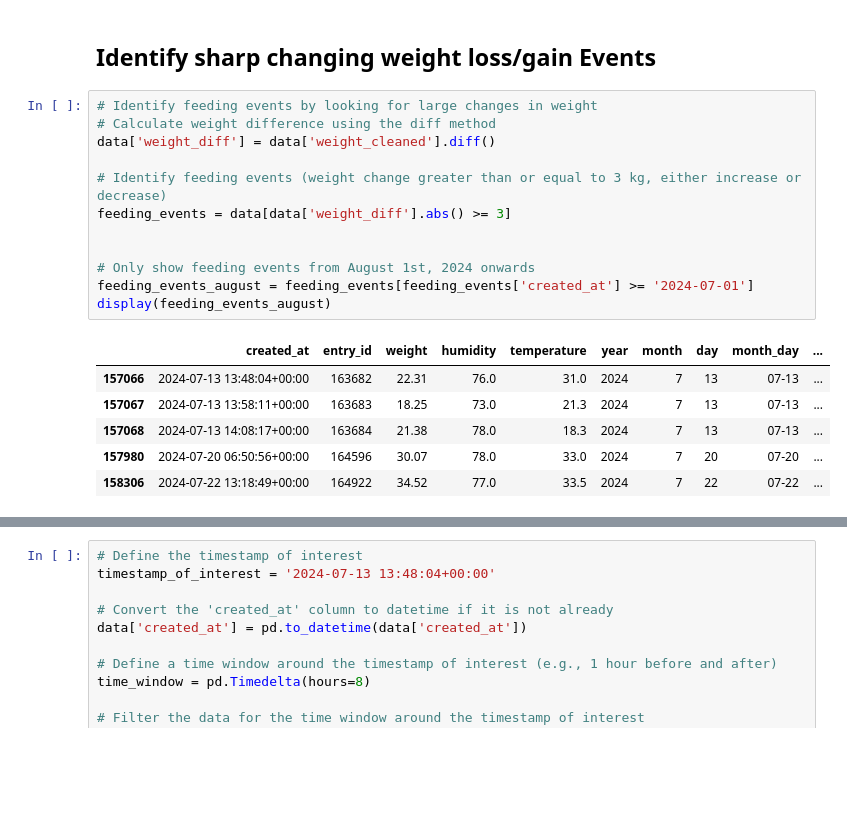
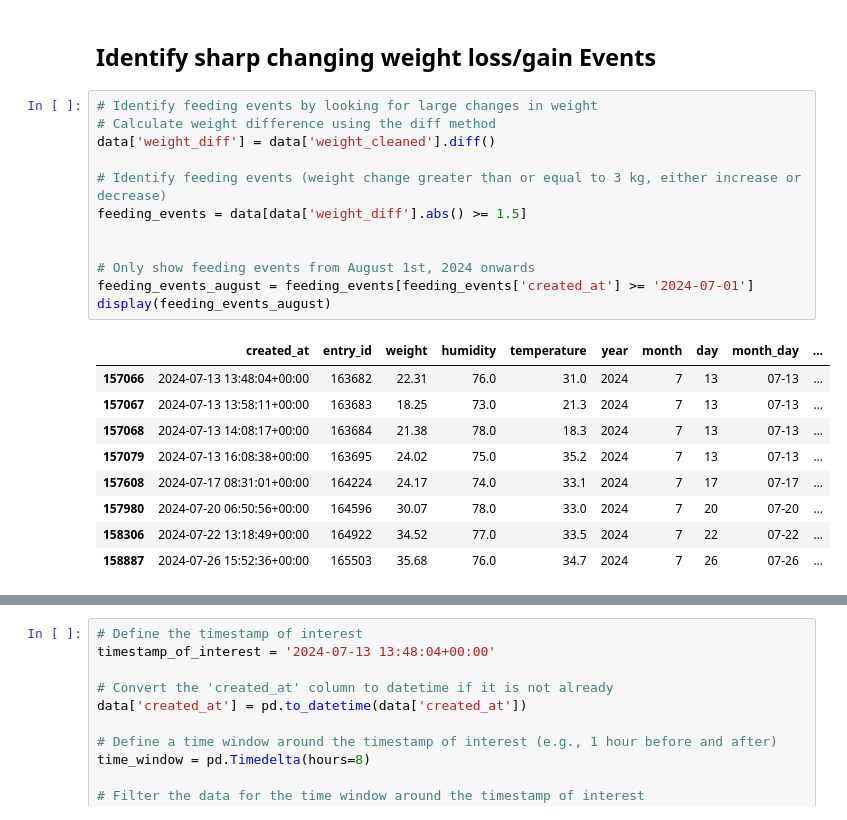
Before and after one commit to timbolo6/streamlit_bee_dasbhoard, a Jupyter notebook: find_events_from_weight_sensor.ipynb, the cells around one changed output, grey strips where cells are left out. Saved outputs shown, nothing was run; the diff lists cells and outputs as text; blank space fills up the shorter version.

```diff
--- a/find_events_from_weight_sensor.ipynb
+++ b/find_events_from_weight_sensor.ipynb
@@ -43,20 +43,23 @@ dtype: object
 # %%
 # Identify feeding events by looking for large changes in weight
 # Calculate weight difference using the diff method
 data['weight_diff'] = data['weight_cleaned'].diff()
 
 # Identify feeding events (weight change greater than or equal to 3 kg, either increase or decrease)
-feeding_events = data[data['weight_diff'].abs() >= 3]
+feeding_events = data[data['weight_diff'].abs() >= 1.5]
 
 
 # Only show feeding events from August 1st, 2024 onwards
 feeding_events_august = feeding_events[feeding_events['created_at'] >= '2024-07-01']
 display(feeding_events_august)
 # %% [output]
 |  | created_at | entry_id | weight | humidity | temperature | year | month | day | month_day | ... |
 | 157066 | 2024-07-13 13:48:04+00:00 | 163682 | 22.31 | 76.0 | 31.0 | 2024 | 7 | 13 | 07-13 | ... |
 | 157067 | 2024-07-13 13:58:11+00:00 | 163683 | 18.25 | 73.0 | 21.3 | 2024 | 7 | 13 | 07-13 | ... |
 | 157068 | 2024-07-13 14:08:17+00:00 | 163684 | 21.38 | 78.0 | 18.3 | 2024 | 7 | 13 | 07-13 | ... |
+| 157079 | 2024-07-13 16:08:38+00:00 | 163695 | 24.02 | 75.0 | 35.2 | 2024 | 7 | 13 | 07-13 | ... |
+| 157608 | 2024-07-17 08:31:01+00:00 | 164224 | 24.17 | 74.0 | 33.1 | 2024 | 7 | 17 | 07-17 | ... |
 | 157980 | 2024-07-20 06:50:56+00:00 | 164596 | 30.07 | 78.0 | 33.0 | 2024 | 7 | 20 | 07-20 | ... |
 | 158306 | 2024-07-22 13:18:49+00:00 | 164922 | 34.52 | 77.0 | 33.5 | 2024 | 7 | 22 | 07-22 | ... |
+| 158887 | 2024-07-26 15:52:36+00:00 | 165503 | 35.68 | 76.0 | 34.7 | 2024 | 7 | 26 | 07-26 | ... |
 # %%
```
Also changed, not shown: parts of 1 cell of this notebook, 4 other files.
